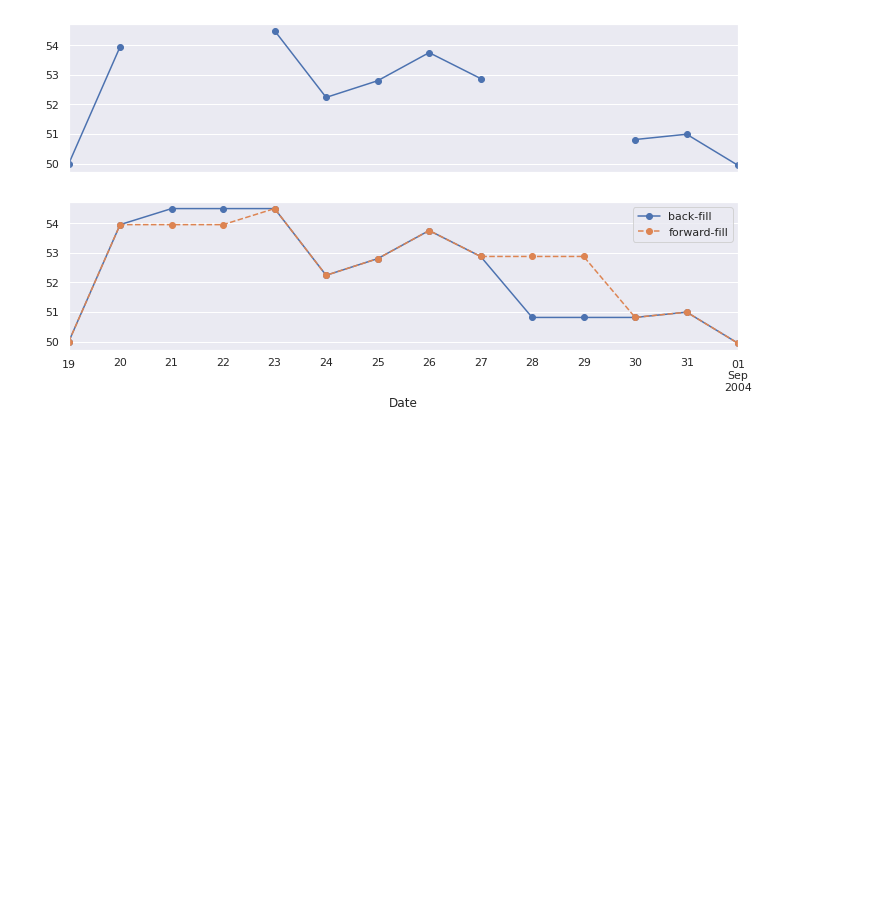
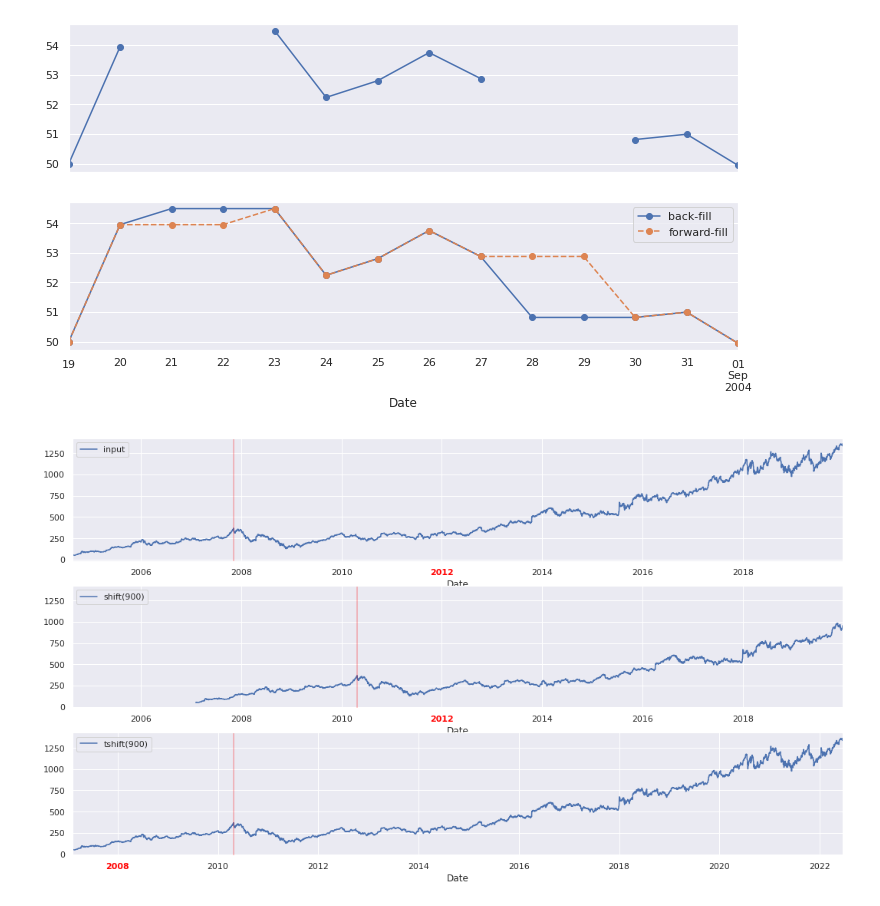
Before and after one commit to KazumaShachou/DataScience, a Jupyter notebook: Pandas_DataManipulation_4.ipynb, the cells around one changed output. Cells and saved outputs as stored; diff of their text form; code cells hidden in the pictures; blank space fills up the shorter version.

```diff
--- a/Pandas_DataManipulation_4.ipynb
+++ b/Pandas_DataManipulation_4.ipynb
@@ -391,22 +389,26 @@ ax[1].legend(['back-fill', 'forward-fill']);
 [figure]
 # %%
 #Time-shifts
+#In short,the difference between them is that shift() shifts the data, while tshift() shifts the index. In both cases,
+
 fig, ax = plt.subplots(3, sharey=True)
 # apply a frequency to the data
-goog = goog.asfreq('D', method='pad')
-goog.plot(ax=ax[0])
-goog.shift(900).plot(ax=ax[1])
-goog.tshift(900).plot(ax=ax[2])
+yah = yah.asfreq('D', method='pad')
+yah.plot(ax=ax[0])
+yah.shift(900).plot(ax=ax[1], figsize=(18,10))
+yah.tshift(900).plot(ax=ax[2])
 # legends and annotations
 local_max = pd.to_datetime('2007-11-05')
-offset = pd.Timedelta(900, 'D')
+
+offset = pd.Timedelta(900, 'D', )
 ax[0].legend(['input'], loc=2)
 ax[0].get_xticklabels()[4].set(weight='heavy', color='red')
-ax[0].axvline(local_max, alpha=0.3, color='red')
+ax[0].axvline(local_max, alpha=0.3, color='red', )
 ax[1].legend(['shift(900)'], loc=2)
 ax[1].get_xticklabels()[4].set(weight='heavy', color='red')
 ax[1].axvline(local_max + offset, alpha=0.3, color='red')
 ax[2].legend(['tshift(900)'], loc=2)
 ax[2].get_xticklabels()[1].set(weight='heavy', color='red')
 ax[2].axvline(local_max + offset, alpha=0.3, color='red');
-plt.figure(figsize = (10,10));
+# %% [output]
+[figure, added]
```
Also changed, not shown: parts of 5 cells of this notebook.
